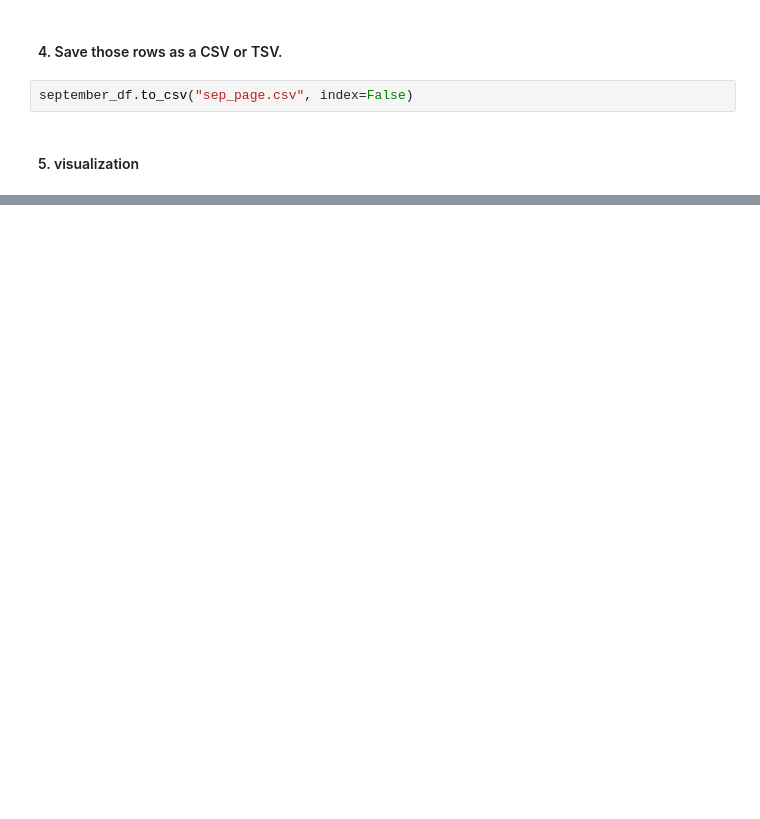
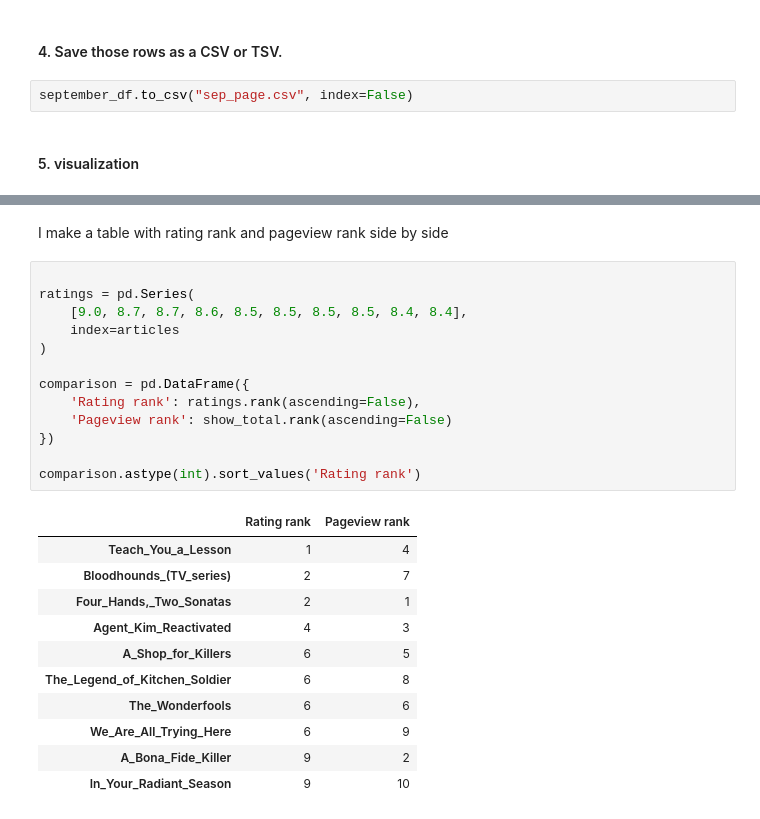
Before and after one commit to lejunannali324/cs315week5wed, a Jupyter notebook: week5-wed-notebook.ipynb, the cells around one changed output, grey strips where cells are left out. Drawn from its saved outputs; the diff is of its cells as text; blank space fills up the shorter version.

```diff
--- a/week5-wed-notebook.ipynb
+++ b/week5-wed-notebook.ipynb
@@ -417,0 +497,27 @@ september_df.to_csv("sep_page.csv", index=False)
+# %% [markdown]
+I make a table with rating rank and pageview rank side by side
+# %%
+
+ratings = pd.Series(
+    [9.0, 8.7, 8.7, 8.6, 8.5, 8.5, 8.5, 8.5, 8.4, 8.4],
+    index=articles
+)
+
+comparison = pd.DataFrame({
+    'Rating rank': ratings.rank(ascending=False),
+    'Pageview rank': show_total.rank(ascending=False)
+})
+
+comparison.astype(int).sort_values('Rating rank')
+# %% [output]
+|  | Rating rank | Pageview rank |
+| Teach_You_a_Lesson | 1 | 4 |
+| Bloodhounds_(TV_series) | 2 | 7 |
+| Four_Hands,_Two_Sonatas | 2 | 1 |
+| Agent_Kim_Reactivated | 4 | 3 |
+| A_Shop_for_Killers | 6 | 5 |
+| The_Legend_of_Kitchen_Soldier | 6 | 8 |
+| The_Wonderfools | 6 | 6 |
+| We_Are_All_Trying_Here | 6 | 9 |
+| A_Bona_Fide_Killer | 9 | 2 |
+| In_Your_Radiant_Season | 9 | 10 |
```
Also changed, not shown: parts of 14 cells of this notebook, 1 other file.
